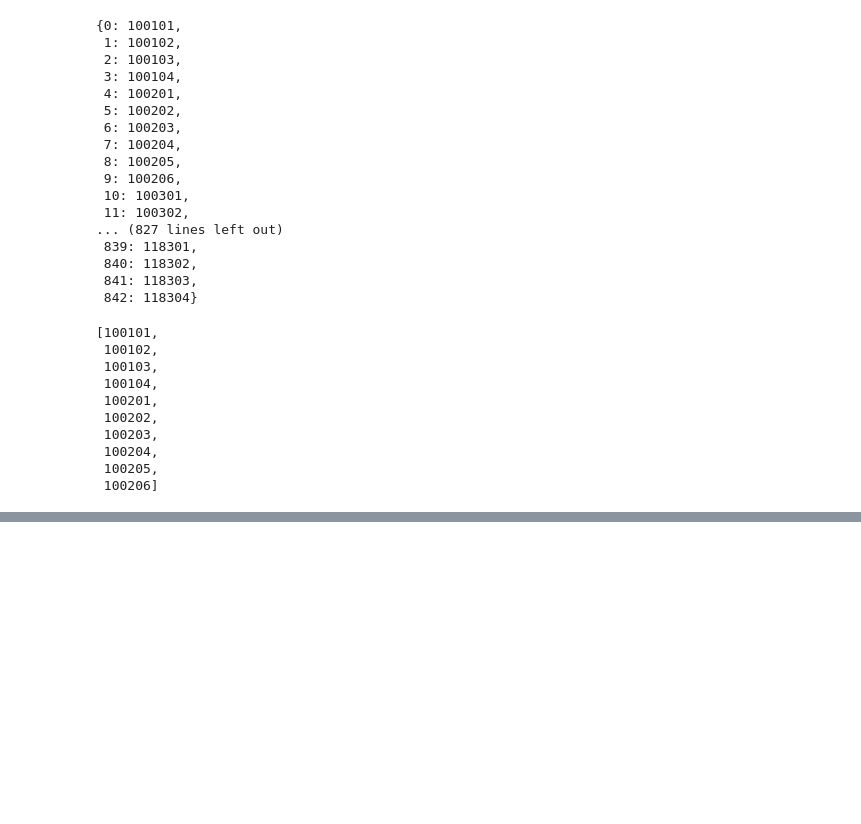
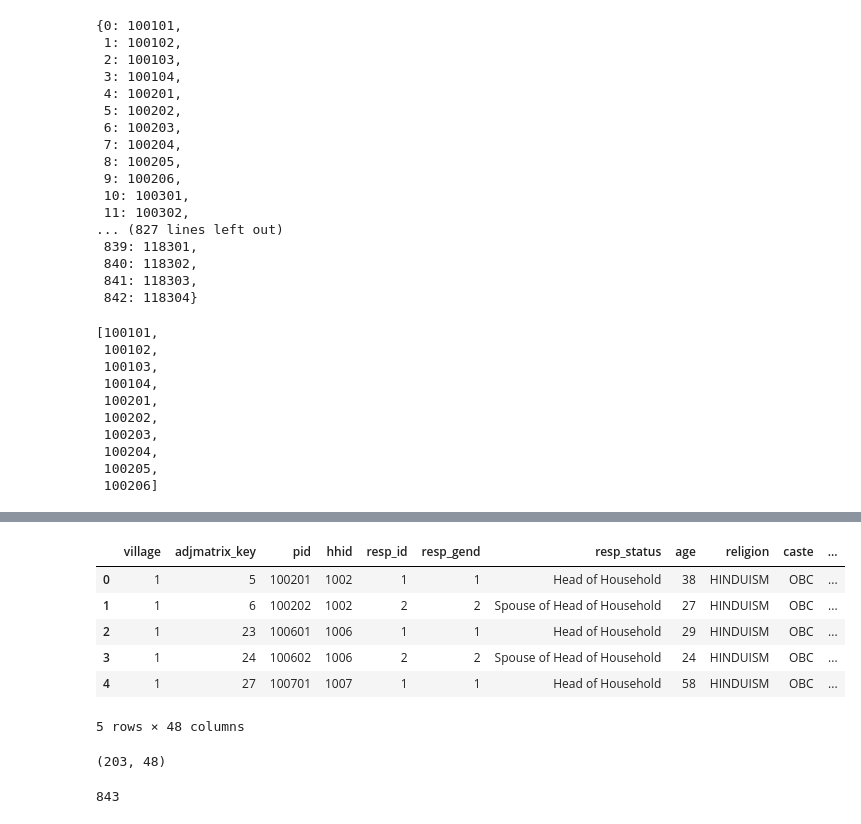
Before and after one commit to jeremyd1/Social-Networks, a Jupyter notebook: Microfinance/scripts/village1_networks.ipynb, the cells around one changed output, grey strips where cells are left out. Saved outputs shown, nothing was run; the diff lists cells and outputs as text; code cells hidden in the pictures; blank space fills up the shorter version.

```diff
--- a/Microfinance/scripts/village1_networks.ipynb
+++ b/Microfinance/scripts/village1_networks.ipynb
@@ -101,0 +165,2 @@ pickle.dump(BM_graph, BM_file)
+# %%
+ind_data = pd.read_stata("../data/demographics/individual_characteristics.dta")
@@ -101,0 +171,19 @@ pickle.dump(BM_graph, BM_file)
+# %%
+v1_people = ind_data[ind_data["village"] == 1]
+v1_people.head()
+# %% [output]
+|  | village | adjmatrix_key | pid | hhid | resp_id | resp_gend | resp_status | age | religion | caste | ... |
+| 0 | 1 | 5 | 100201 | 1002 | 1 | 1 | Head of Household | 38 | HINDUISM | OBC | ... |
+| 1 | 1 | 6 | 100202 | 1002 | 2 | 2 | Spouse of Head of Household | 27 | HINDUISM | OBC | ... |
+| 2 | 1 | 23 | 100601 | 1006 | 1 | 1 | Head of Household | 29 | HINDUISM | OBC | ... |
+| 3 | 1 | 24 | 100602 | 1006 | 2 | 2 | Spouse of Head of Household | 24 | HINDUISM | OBC | ... |
+| 4 | 1 | 27 | 100701 | 1007 | 1 | 1 | Head of Household | 58 | HINDUISM | OBC | ... |
+5 rows × 48 columns
+# %%
+v1_people[v1_people["village"] == 1].shape
+# %% [output]
+(203, 48)
+# %%
+len(BM_graph.node)
+# %% [output]
+843
```
Also changed, not shown: parts of 15 cells of this notebook, 3 other files.
